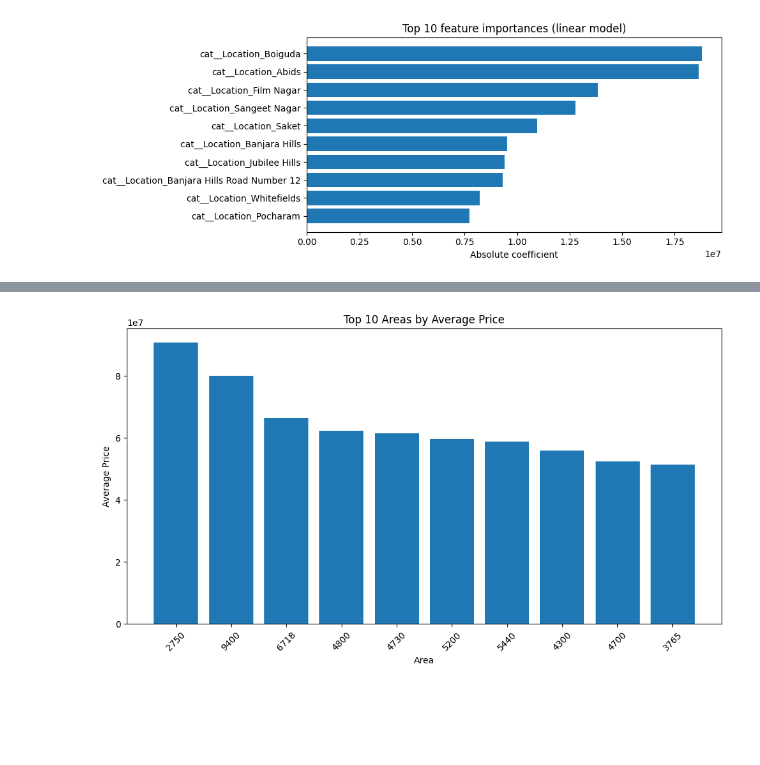
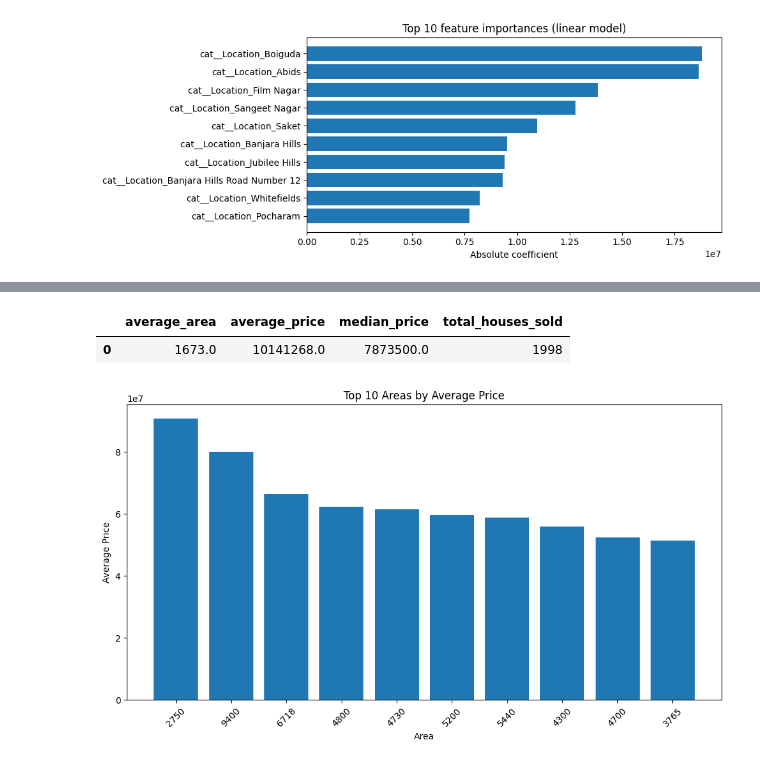
Before and after one commit to ScottySchmidt/ISU-CS-Portfolio, a Jupyter notebook: housing-market-analysis-hyderabad.ipynb, the cells around one changed output, grey strips where cells are left out. Saved outputs shown, nothing was run; the diff lists cells and outputs as text; code cells hidden in the pictures; blank space fills up the shorter version.

```diff
--- a/housing-market-analysis-hyderabad.ipynb
+++ b/housing-market-analysis-hyderabad.ipynb
@@ -178,7 +173,7 @@ On average, the model is missing the actual price by about 2,229,888 rupees. Thi
 * MedianPrice: The median price of houses.
 * TotalHousesSold: The total number of houses sold.
 # %%
-average_price = df['Price'].mean().round(2)
+average_price = df['Price'].mean().round(0)
 median_price = df['Price'].median()
 total_houses_sold = len(df)
 print(average_price, " average price")
@@ -189,5 +184,16 @@ print(total_houses_sold, " houses sold")
 7873500.0  median price
 1998  houses sold
+# %%
+price_analysis = pd.DataFrame([{
+    "average_area": df["Area"].mean().round(2),  # if you want area too
+    "average_price": average_price,
+    "median_price": median_price,
+    "total_houses_sold": total_houses_sold
+}])
+price_analysis
+# %% [output]
+|  | average_area | average_price | median_price | total_houses_sold |
+| 0 | 1673.0 | 10141268.0 | 7873500.0 | 1998 |
 # %%
 # Group by 'Area' and calculate mean price
 area_stats = df.groupby('Area')['Price'].mean().sort_values(ascending=False)
```
Also changed, not shown: parts of 10 cells of this notebook.
